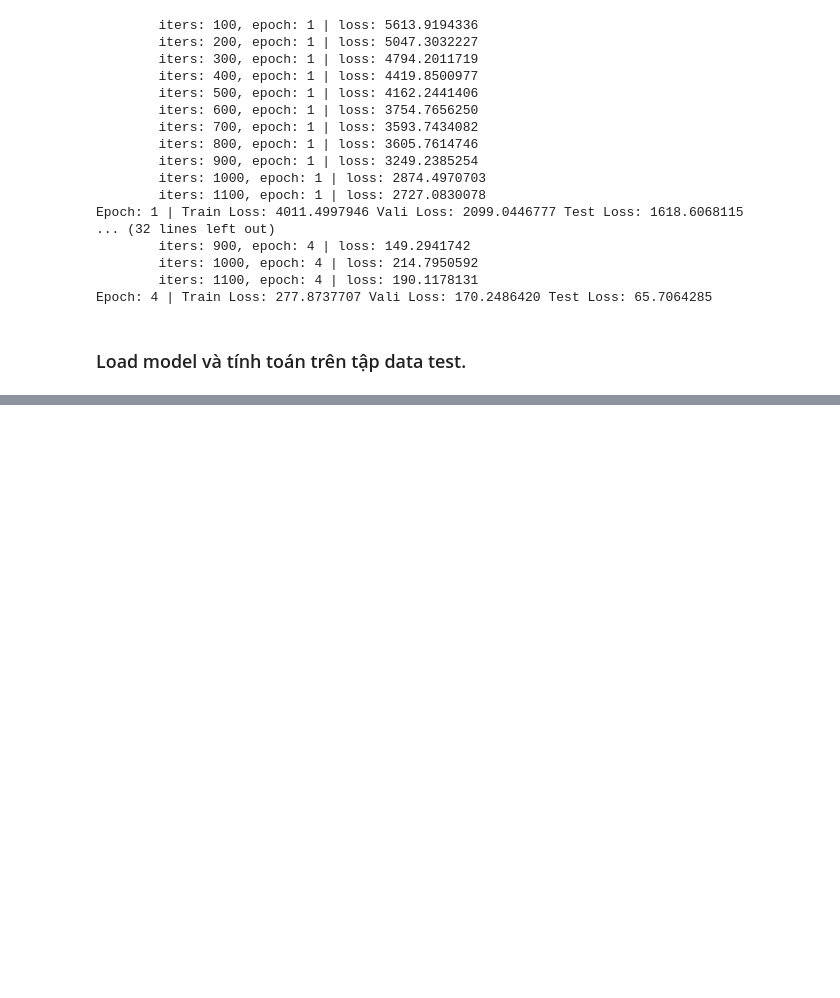
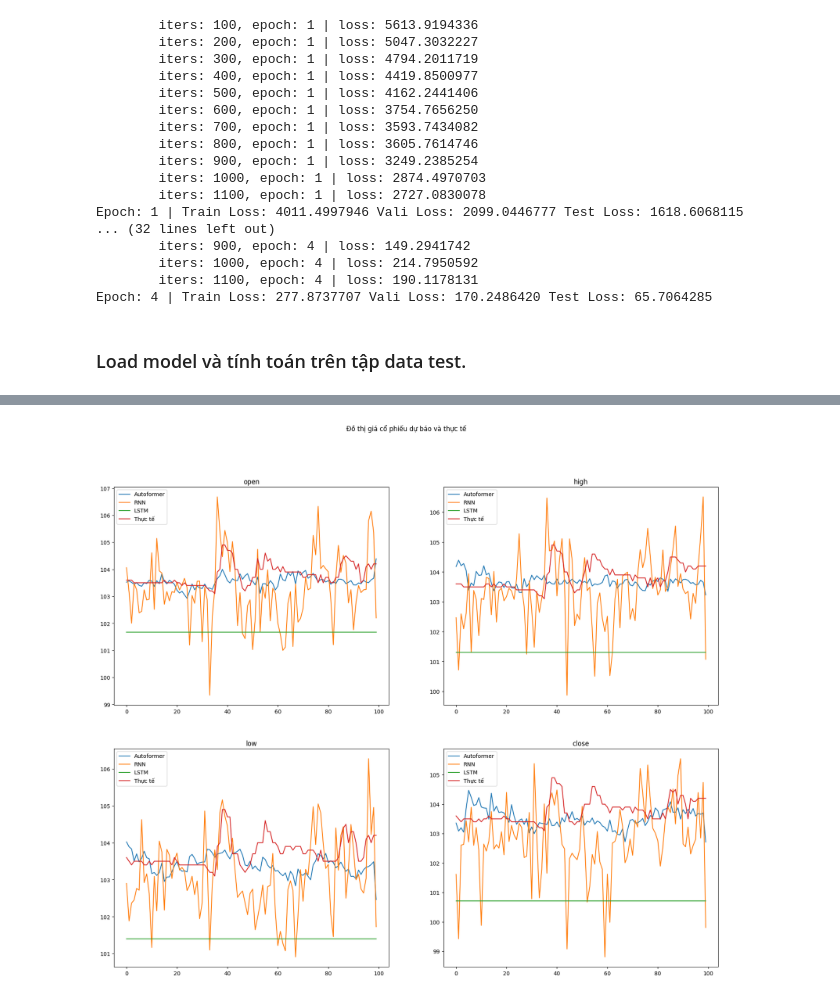
Before and after one commit to taduyhai3k/forecast_stock_price, a Jupyter notebook: main.ipynb, the cells around one changed output, grey strips where cells are left out. Cells and saved outputs as stored; diff of their text form; code cells hidden in the pictures; blank space fills up the shorter version.

```diff
--- a/main.ipynb
+++ b/main.ipynb
@@ -782,0 +891,14 @@ a
+# %%
+x = data_test1.dataset[16000]
+y = data_test2.dataset[16000]
+with torch.no_grad():
+    pred1 = model1(x[0].unsqueeze(0),x[2].unsqueeze(0), x[1].unsqueeze(0), x[3].unsqueeze(0)).squeeze(0)
+    #pred1 = pred1[1:, :] - pred1[:-1,:]
+    pred2 = model2(y[0].unsqueeze(0)).squeeze(0)
+    #pred2 = pred2[1:, :] - pred2[:-1,:]
+    pred3 = model3(y[0].unsqueeze(0)).squeeze(0)
+    #pred3 = pred3[1:, :] - pred3[:-1,:]
+true = x[1][-100:, : ] #-  x[1][-99:, : ]
+plot(pred1, pred2, pred3, true)
+# %% [output]
+[figure, added]
```
Also changed, not shown: parts of 24 cells of this notebook.
